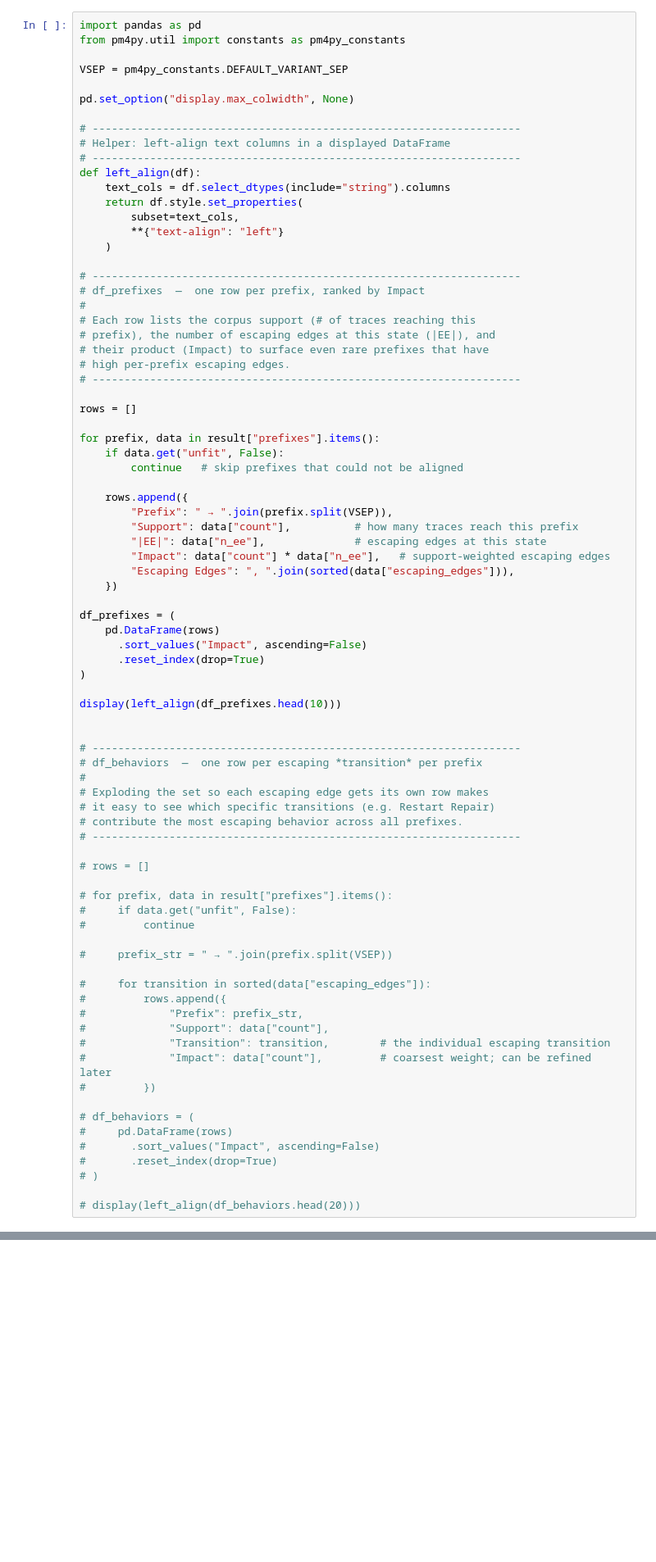
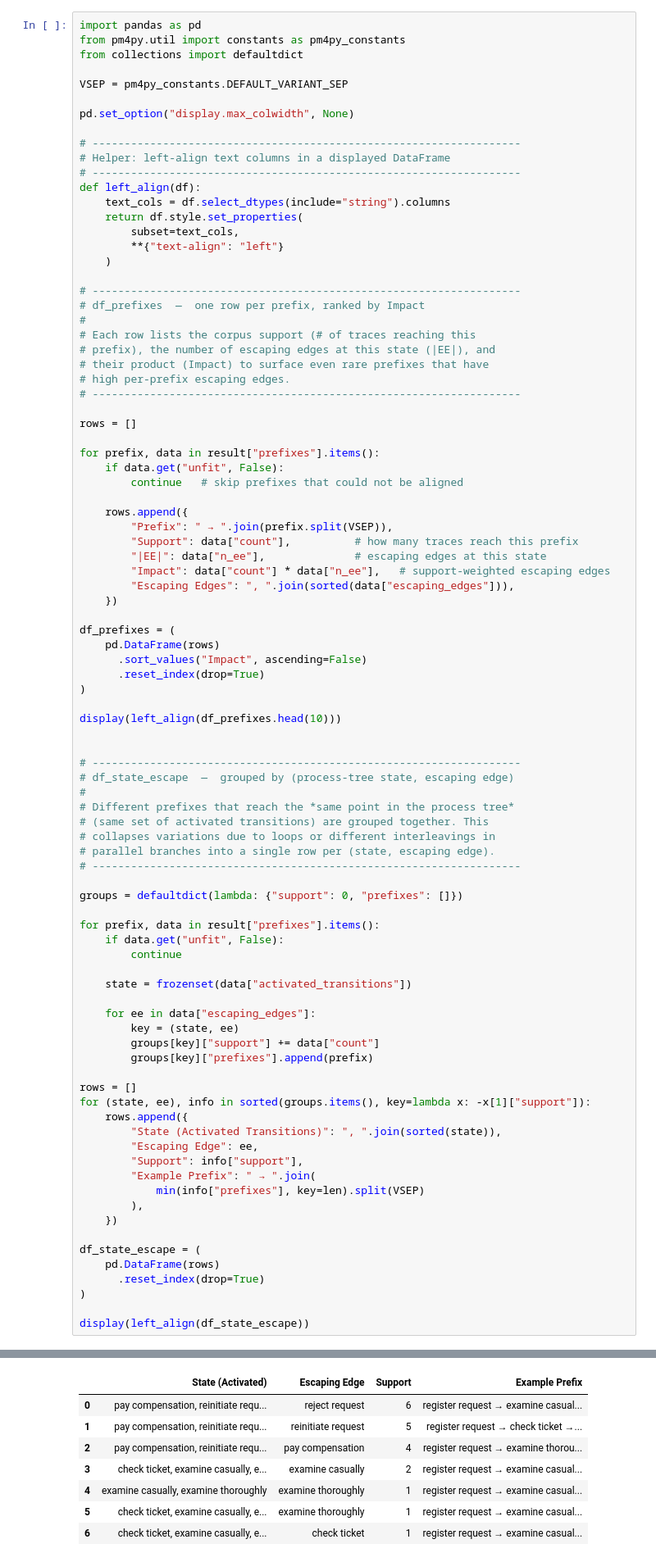
Before and after one commit to AyaSafan/process-mining-lab, a Jupyter notebook: notebooks/06_escaping_edges.ipynb, the cells around one changed output, grey strips where cells are left out. Shown at 82% size. Drawn from its saved outputs; the diff is of its cells as text; blank space fills up the shorter version.

Commit message:
Refactor escaping-edges notebook grouping
Update notebooks/06_escaping_edges.ipynb: aggregate escaping-edge data by process-tree state instead of per-transition rows.

```diff
--- a/notebooks/06_escaping_edges.ipynb
+++ b/notebooks/06_escaping_edges.ipynb
@@ -135,6 +135,7 @@ This surfaces which process states contribute the most escaping behavior. For ex
 # %%
 import pandas as pd
 from pm4py.util import constants as pm4py_constants
+from collections import defaultdict
 
 VSEP = pm4py_constants.DEFAULT_VARIANT_SEP
 
@@ -176,52 +177,68 @@ for prefix, data in result["prefixes"].items():
 df_prefixes = (
     pd.DataFrame(rows)
       .sort_values("Impact", ascending=False)
       .reset_index(drop=True)
 )
 
 display(left_align(df_prefixes.head(10)))
 
 
 # -------------------------------------------------------------------
-# df_behaviors  —  one row per escaping *transition* per prefix
+# df_state_escape  —  grouped by (process-tree state, escaping edge)
 #
-# Exploding the set so each escaping edge gets its own row makes
-# it easy to see which specific transitions (e.g. Restart Repair)
-# contribute the most escaping behavior across all prefixes.
+# Different prefixes that reach the *same point in the process tree*
+# (same set of activated transitions) are grouped together. This
+# collapses variations due to loops or different interleavings in
+# parallel branches into a single row per (state, escaping edge).
 # -------------------------------------------------------------------
 
-# rows = []
+groups = defaultdict(lambda: {"support": 0, "prefixes": []})
 
-# for prefix, data in result["prefixes"].items():
-#     if data.get("unfit", False):
-#         continue
+for prefix, data in result["prefixes"].items():
+    if data.get("unfit", False):
+        continue
 
-#     prefix_str = " → ".join(prefix.split(VSEP))
+    state = frozenset(data["activated_transitions"])
 
-#     for transition in sorted(data["escaping_edges"]):
-#         rows.append({
-#             "Prefix": prefix_str,
-#             "Support": data["count"],
-#             "Transition": transition,        # the individual escaping transition
-#             "Impact": data["count"],         # coarsest weight; can be refined later
-#         })
+    for ee in data["escaping_edges"]:
+        key = (state, ee)
+        groups[key]["support"] += data["count"]
+        groups[key]["prefixes"].append(prefix)
 
-# df_behaviors = (
-#     pd.DataFrame(rows)
-#       .sort_values("Impact", ascending=False)
-#       .reset_index(drop=True)
-# )
+rows = []
+for (state, ee), info in sorted(groups.items(), key=lambda x: -x[1]["support"]):
+    rows.append({
+        "State (Activated Transitions)": ", ".join(sorted(state)),
+        "Escaping Edge": ee,
+        "Support": info["support"],
+        "Example Prefix": " → ".join(
+            min(info["prefixes"], key=len).split(VSEP)
+        ),
+    })
 
-# display(left_align(df_behaviors.head(20)))
+df_state_escape = (
+    pd.DataFrame(rows)
+      .reset_index(drop=True)
+)
+
+display(left_align(df_state_escape))
 # %% [output]
 |  | Prefix | Support | |EE| | Impact | Escaping Edges |
 | 0 | register request → examine casual... | 3 | 1 | 3 | reject request |
 | 1 | register request → examine casual... | 2 | 1 | 2 | examine casually |
 | 2 | register request → examine casual... | 1 | 2 | 2 | pay compensation, reinitiate request |
 | 3 | register request → examine casual... | 1 | 2 | 2 | pay compensation, reject request |
 | 4 | register request → examine thorou... | 1 | 2 | 2 | pay compensation, reinitiate request |
 | 5 | register request → check ticket →... | 1 | 2 | 2 | reinitiate request, reject request |
 | 6 | register request → examine casual... | 1 | 2 | 2 | reinitiate request, reject request |
 | 7 | register request → examine casual... | 1 | 2 | 2 | check ticket, examine thoroughly |
 | 8 | register request → check ticket →... | 1 | 2 | 2 | pay compensation, reinitiate request |
 | 9 | register request → examine casual... | 1 | 1 | 1 | examine thoroughly |
+|  | State (Activated) | Escaping Edge | Support | Example Prefix |
+| 0 | pay compensation, reinitiate requ... | reject request | 6 | register request → examine casual... |
+| 1 | pay compensation, reinitiate requ... | reinitiate request | 5 | register request → check ticket →... |
+| 2 | pay compensation, reinitiate requ... | pay compensation | 4 | register request → examine thorou... |
+| 3 | check ticket, examine casually, e... | examine casually | 2 | register request → examine casual... |
+| 4 | examine casually, examine thoroughly | examine thoroughly | 1 | register request → examine casual... |
+| 5 | check ticket, examine casually, e... | examine thoroughly | 1 | register request → examine casual... |
+| 6 | check ticket, examine casually, e... | check ticket | 1 | register request → examine casual... |
```
